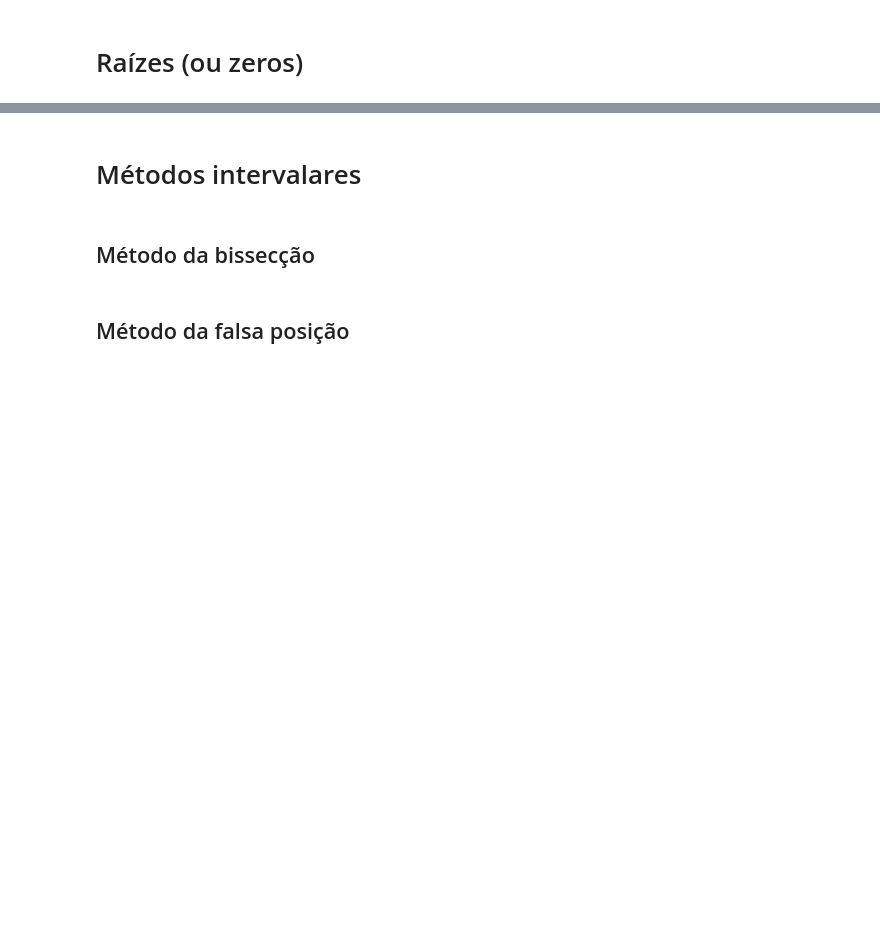
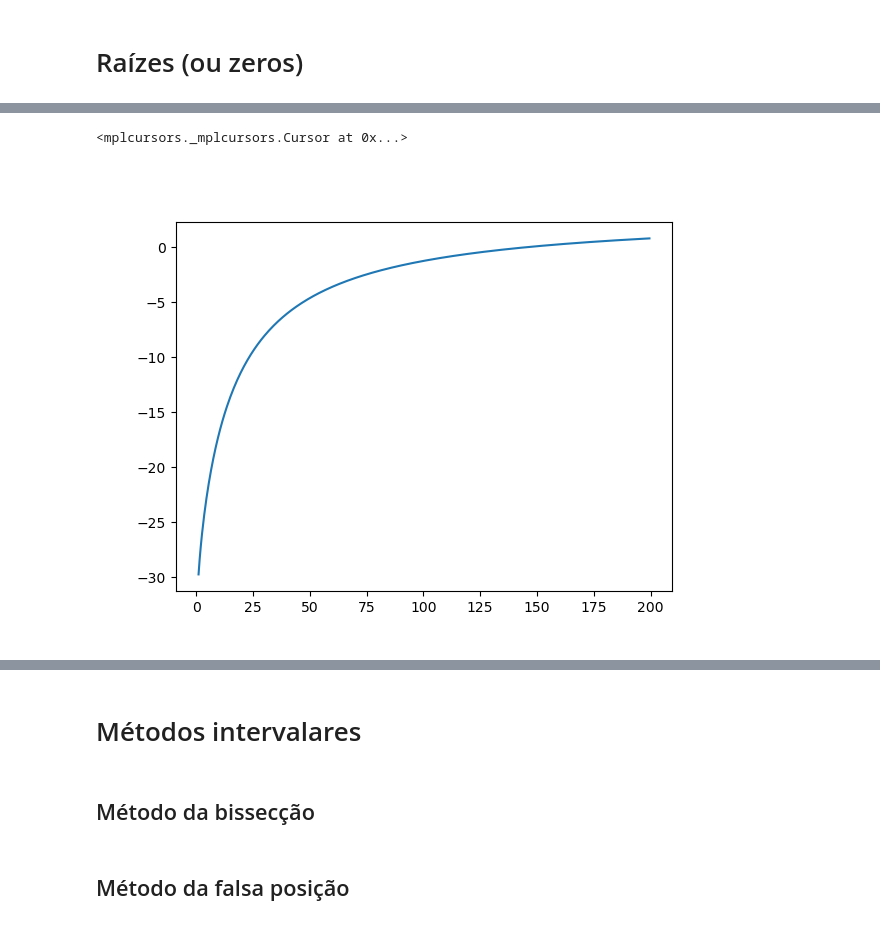
Before and after one commit to pshiroma/calculonumerico, a Jupyter notebook: aulas/cn_raizes.ipynb, the cells around one changed output, grey strips where cells are left out. Cells and saved outputs as stored; diff of their text form; code cells hidden in the pictures; blank space fills up the shorter version.

```diff
--- a/aulas/cn_raizes.ipynb
+++ b/aulas/cn_raizes.ipynb
@@ -8,0 +106,13 @@
+# %%
+g = 9.8
+cd = 0.25
+v = 36
+t = 4
+massa = np.arange(1,200, 0.5)
+fm = np.sqrt( g*massa/cd ) * np.tanh( np.sqrt( g*cd/massa ) * t ) - v
+
+plt.plot(massa, fm)
+mplcursors.cursor(hover=True)
+# %% [output]
+<mplcursors._mplcursors.Cursor at 0x...>
+[figure, added]
```
Also changed, not shown: parts of 20 cells of this notebook.
